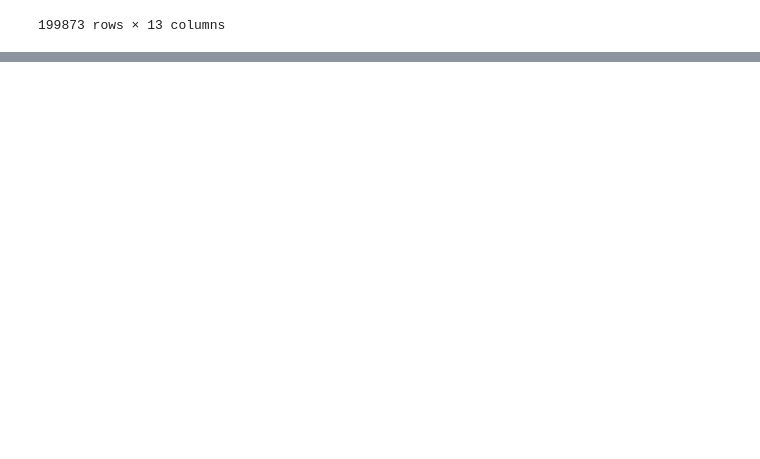
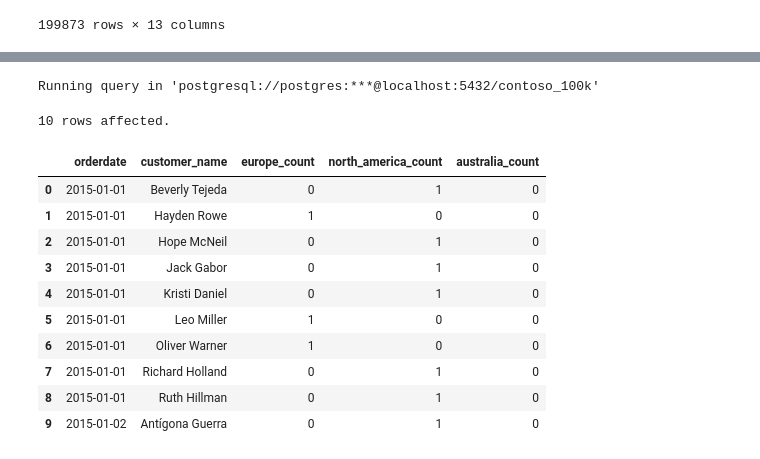
Before and after one commit to Harun-Githinji/harun-repo, a Jupyter notebook: harun_githinji_SQL_Project.ipynb, the cells around one changed output, grey strips where cells are left out. Saved outputs shown, nothing was run; the diff lists cells and outputs as text; code cells hidden in the pictures; blank space fills up the shorter version.

```diff
--- a/harun_githinji_SQL_Project.ipynb
+++ b/harun_githinji_SQL_Project.ipynb
@@ -74,0 +245,30 @@ Running query in 'postgresql://postgres:***@localhost:5432/contoso_100k'
+# %%
+%%sql
+
+SELECT
+  s.orderdate,
+  CONCAT(c.givenname,' ',c.surname) AS Customer_name,
+  COUNT(DISTINCT CASE WHEN c.continent = 'Europe' THEN s.customerkey END) AS Europe_count,
+  COUNT(DISTINCT CASE WHEN c.continent = 'North America' THEN s.customerkey END) AS North_America_count,
+  COUNT(DISTINCT CASE WHEN c.continent = 'Australia' THEN s.customerkey END) AS Australia_count
+FROM
+  Sales s
+LEFT JOIN customer c ON s.customerkey = c.customerkey
+Group by
+  orderdate,
+  Customer_name
+LIMIT 10
+# %% [output]
+Running query in 'postgresql://postgres:***@localhost:5432/contoso_100k'
+10 rows affected.
+|  | orderdate | customer_name | europe_count | north_america_count | australia_count |
+| 0 | 2015-01-01 | Beverly Tejeda | 0 | 1 | 0 |
+| 1 | 2015-01-01 | Hayden Rowe | 1 | 0 | 0 |
+| 2 | 2015-01-01 | Hope McNeil | 0 | 1 | 0 |
+| 3 | 2015-01-01 | Jack Gabor | 0 | 1 | 0 |
+| 4 | 2015-01-01 | Kristi Daniel | 0 | 1 | 0 |
+| 5 | 2015-01-01 | Leo Miller | 1 | 0 | 0 |
+| 6 | 2015-01-01 | Oliver Warner | 1 | 0 | 0 |
+| 7 | 2015-01-01 | Richard Holland | 0 | 1 | 0 |
+| 8 | 2015-01-01 | Ruth Hillman | 0 | 1 | 0 |
+| 9 | 2015-01-02 | Antígona Guerra | 0 | 1 | 0 |
```
Also changed, not shown: parts of 15 cells of this notebook.
